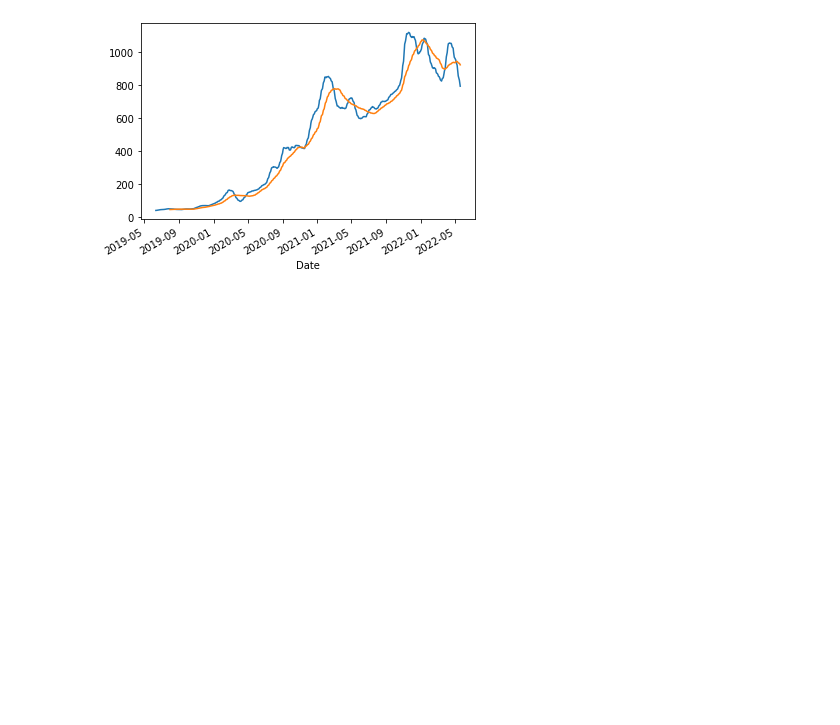
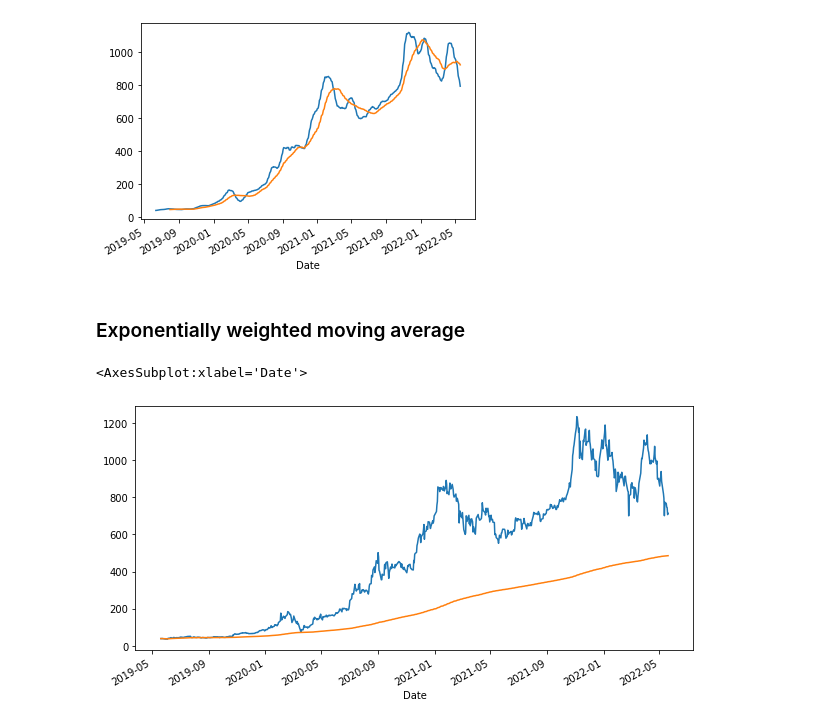
Before and after one commit to VaskarO/Time-series-analysis-and-forecasting, a Jupyter notebook: EDA_for_time_series_data.ipynb, the cells around one changed output. Cells and saved outputs as stored; diff of their text form; code cells hidden in the pictures; blank space fills up the shorter version.

Commit message:
Moving average in Time Series Analysis

```diff
--- a/EDA_for_time_series_data.ipynb
+++ b/EDA_for_time_series_data.ipynb
@@ -219,3 +217,11 @@ dataset['Close'].rolling(50).mean().plot()
 # %% [output]
 <AxesSubplot:xlabel='Date'>
 [figure]
+# %% [markdown]
+### Exponentially weighted moving average
+# %%
+dataset['Open'].plot(figsize=(10,5))
+dataset['Open'].expanding().mean().plot()
+# %% [output]
+<AxesSubplot:xlabel='Date'>
+[figure, added]
```
Also changed, not shown: parts of 5 cells of this notebook, 1 other file.
